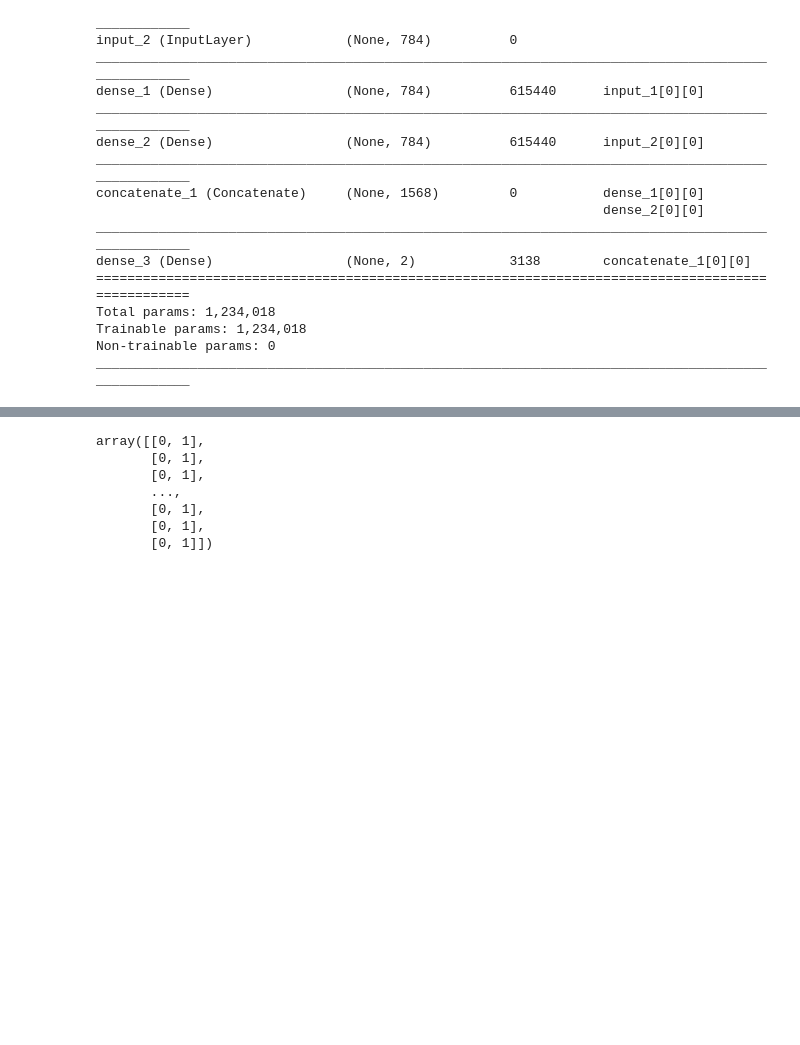
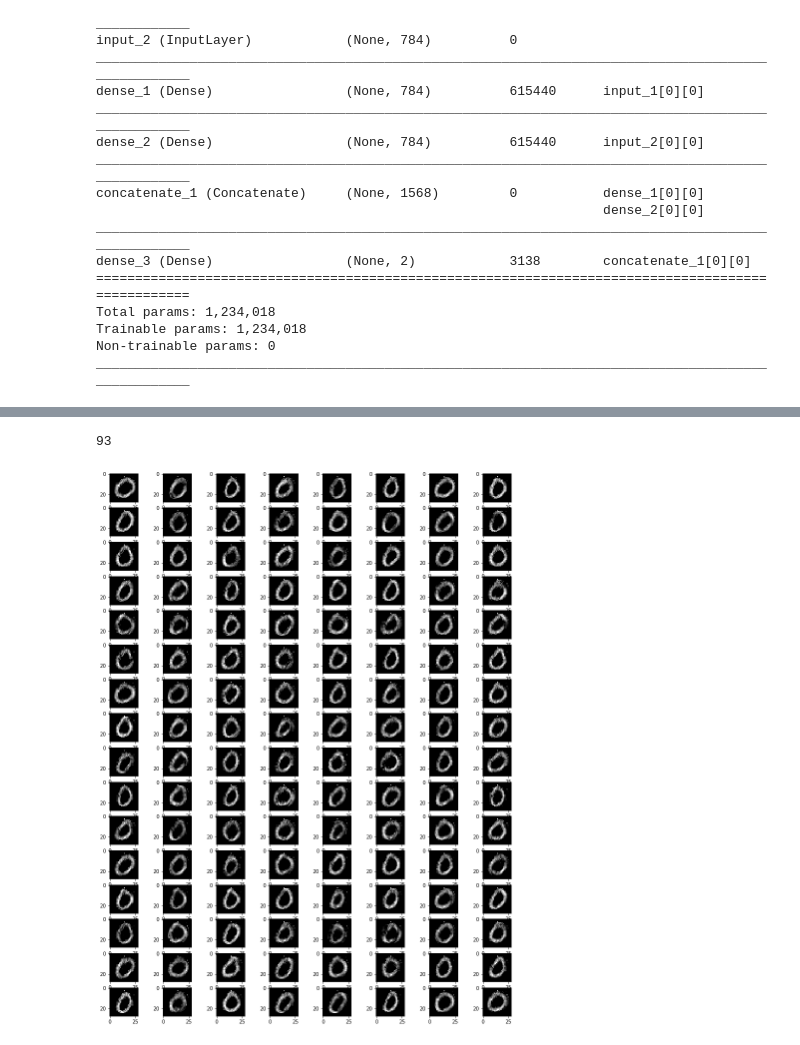
Before and after one commit to bgstn/GAN, a Jupyter notebook: dev.ipynb, the cells around one changed output, grey strips where cells are left out. Drawn from its saved outputs; the diff is of its cells as text; code cells hidden in the pictures; blank space fills up the shorter version.

Commit message:
GAN module first version finished & visualise the generation in dev.ipynb

```diff
--- a/dev.ipynb
+++ b/dev.ipynb
@@ -111,10 +88,10 @@ num_pixels = X_train.shape[1]
 num_classes = 2
 
 model_D = baseline_model(num_pixels=num_pixels, num_classes=num_classes)
-model_GAN, model_G = generator_model((10,), [32, 784], model)
-for e in range(40):
+model_GAN, model_G = generator_model((100,), [32, 784], model_D)
+for e in range(100):
     print("Epoch: {}".format(e))
-    Noise_x = np.random.uniform(high=1,low=0, size=(X_train.shape[0], 10))
+    Noise_x = np.random.normal(loc=0, scale=1, size=(X_train.shape[0], 100))
     fake_image = model_G.predict(Noise_x)
     X_train_sync = np.concatenate([fake_image, X_train], axis=0)
     y_train_sync = np_utils.to_categorical(np.array([0]*fake_image.shape[0] + [1] * X_train.shape[0]))
@@ -128,13 +105,14 @@ for e in range(40):
 
     y_train_sync = y_train_sync[idx, :]
 
-    for i in range(0, X_train_sync.shape[0], 64):
-        loss, acc = model_D.train_on_batch(x=[X_train_sync[i:i + 64,:], X_train_ori[i:i+64, :]], y=y_train_sync[i:i+64])
-        print(acc, end=", ")
+    for _ in range(10):
+        for i in range(0, X_train_sync.shape[0], 64):
+            loss, acc = model_D.train_on_batch(x=[X_train_sync[i:i + 64,:], X_train_ori[i:i+64, :]], y=y_train_sync[i:i+64])
+            print(acc, end=", ")
     print()
     model_GAN.layers[4].set_weights(model_D.get_weights())
 
-    for i in range(0, Noise_x.shape[0], 64):
+    for i in np.random.choice(range(0, Noise_x.shape[0], 64), replace=False, size=30):
         loss, acc = model_GAN.train_on_batch(x = [Noise_x[i:i+64,:], X_train[i:i+64,:]], y=np.array([[0,1]]*Noise_x[i:i+64,:].shape[0]))
         print(acc, end=", ")
     print()
@@ -163,10 +137,16 @@ model_GAN.layers[4].set_weights(tmp)
 # %%
-np.array([[0,1]]*Noise_x.shape[0])
+len(range(0, Noise_x.shape[0], 64))
 # %% [output]
-array([[0, 1],
-       [0, 1],
-       [0, 1],
-       ...,
-       [0, 1],
-       [0, 1],
-       [0, 1]])
+93
+# %%
+Noise_x = np.random.normal(loc=0, scale=1, size=(128, 100))
+fake_image_flatten = model_G.predict(Noise_x)
+fake_image = fake_image_flatten.reshape(fake_image_flatten.shape[0], 28, 28)
+
+plt.figure(figsize=[15,20])
+for i in range(128):
+    plt.subplot(16,8,i + 1)
+    plt.imshow(fake_image[i], cmap='gray')
+plt.show()
+# %% [output]
+[figure, added]
```
Also changed, not shown: parts of 7 cells of this notebook, 2 other files.
